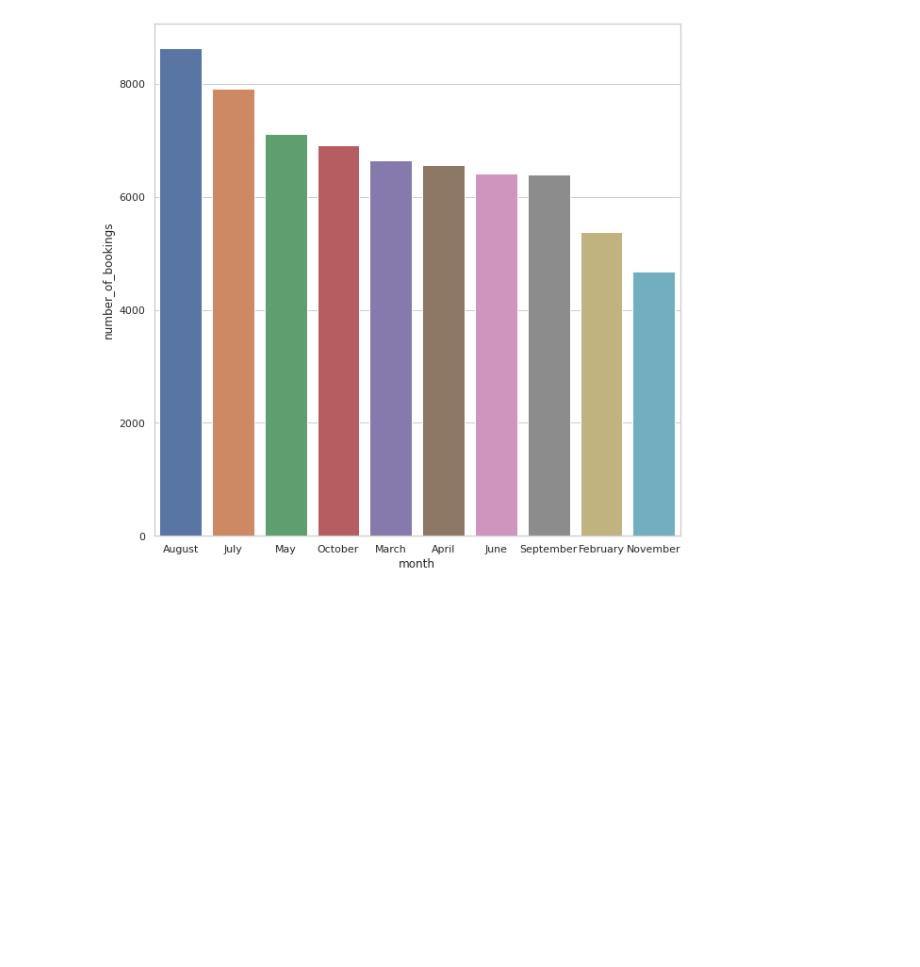
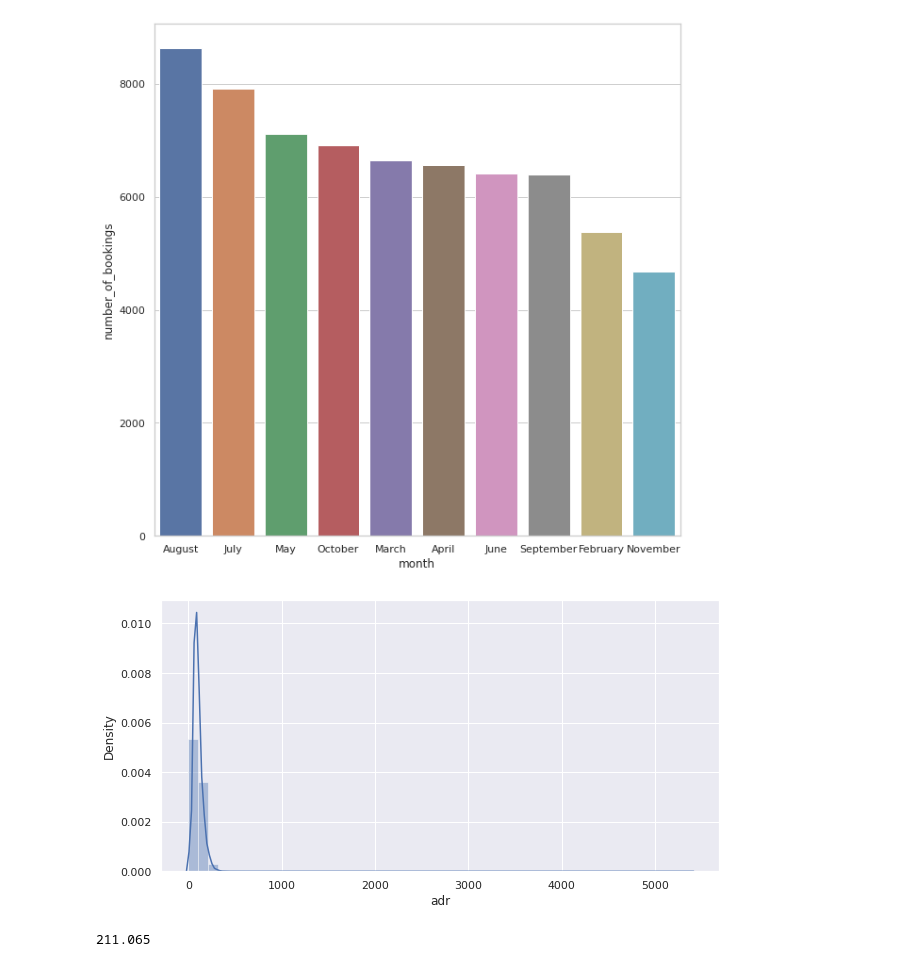
Before and after one commit to AkshayRai20/Projects1, a Jupyter notebook: Akshay_Team_6_Capstone_Project.ipynb, the cells around one changed output. Drawn from its saved outputs; the diff is of its cells as text; code cells hidden in the pictures; blank space fills up the shorter version.

```diff
--- a/Akshay_Team_6_Capstone_Project.ipynb
+++ b/Akshay_Team_6_Capstone_Project.ipynb
@@ -277,3 +337,9 @@ plt.figure(figsize=(10,10))
 ax = sns.barplot(x="month", y="number_of_bookings", data = month_df)
 # %% [output]
 [figure]
+# %%
+#Distribution of ADR to check for outliers
+plt.figure(figsize=(10,5))
+ax = sns.distplot(new_df['adr'])
+# %% [output]
+[figure, added]
@@ -279,0 +355,4 @@ ax = sns.barplot(x="month", y="number_of_bookings", data = month_df)
+# %%
+higher_limit
+# %% [output]
+211.065
```
Also changed, not shown: parts of 34 cells of this notebook.
